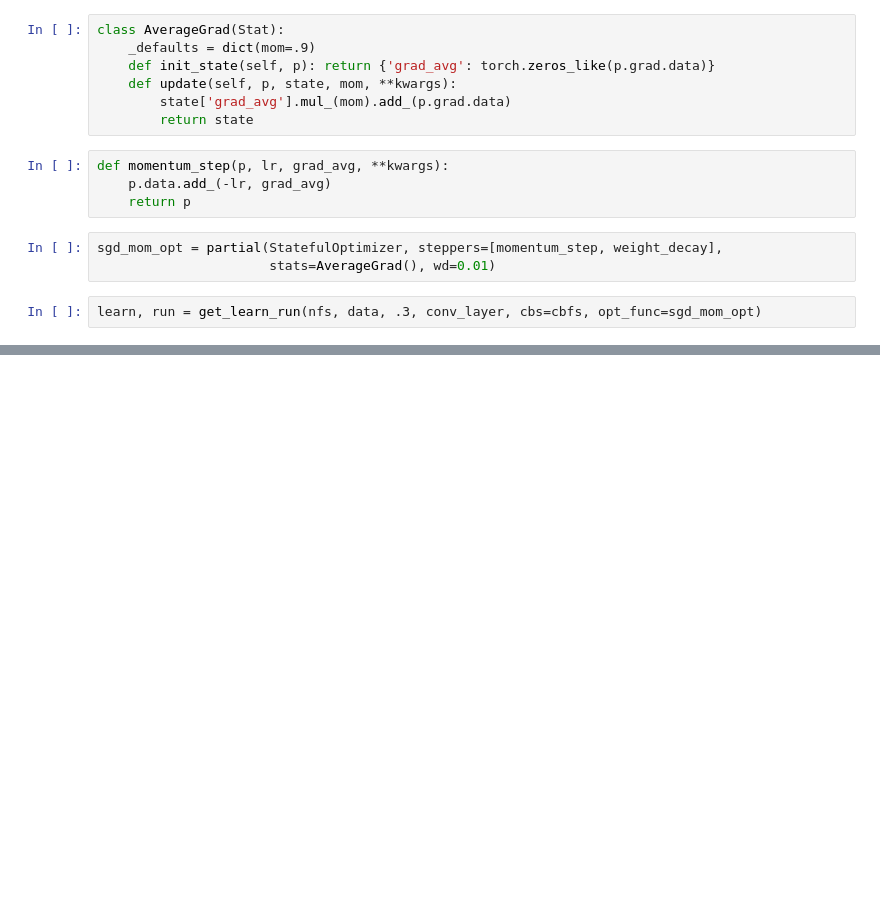
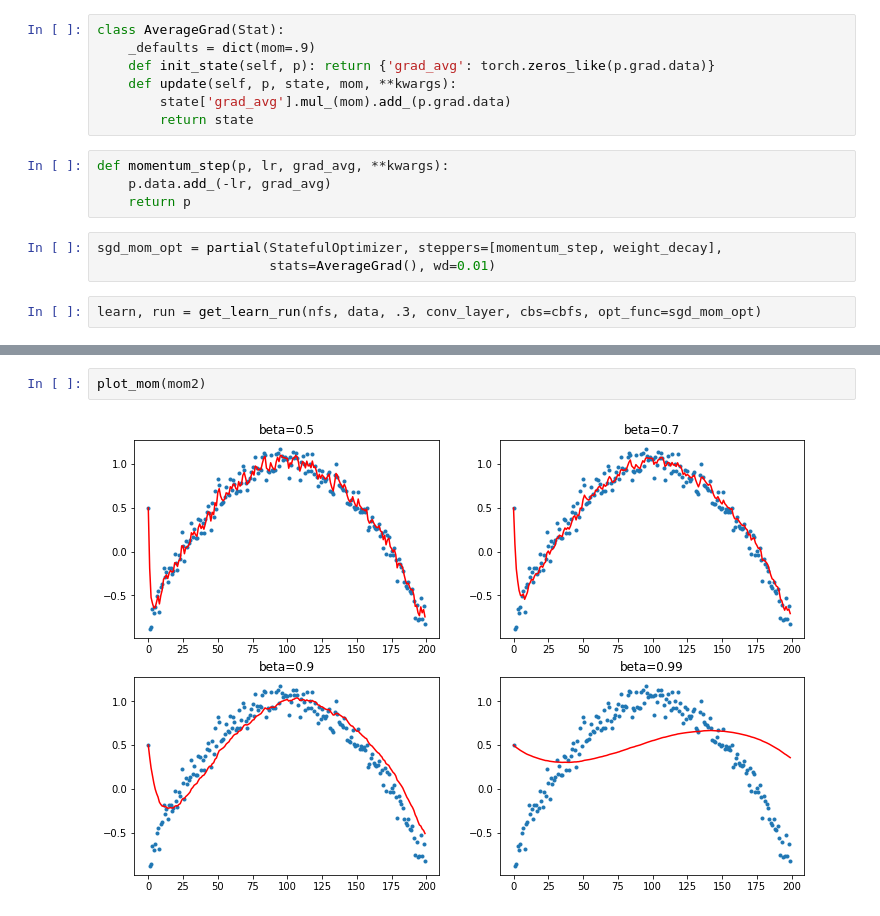
Before and after one commit to qAp/course-v3, a Jupyter notebook: nbs/dl2/09_optimizers-lookntype.ipynb, the cells around one changed output, grey strips where cells are left out. Saved outputs shown, nothing was run; the diff lists cells and outputs as text; blank space fills up the shorter version.

```diff
--- a/nbs/dl2/09_optimizers-lookntype.ipynb
+++ b/nbs/dl2/09_optimizers-lookntype.ipynb
@@ -236,0 +276,4 @@ valid: [2.44590771484375, tensor(0.2080, device='cuda:0')]
+# %%
+plot_mom(mom2)
+# %% [output]
+[figure, added]
```
Also changed, not shown: parts of 28 cells of this notebook.
